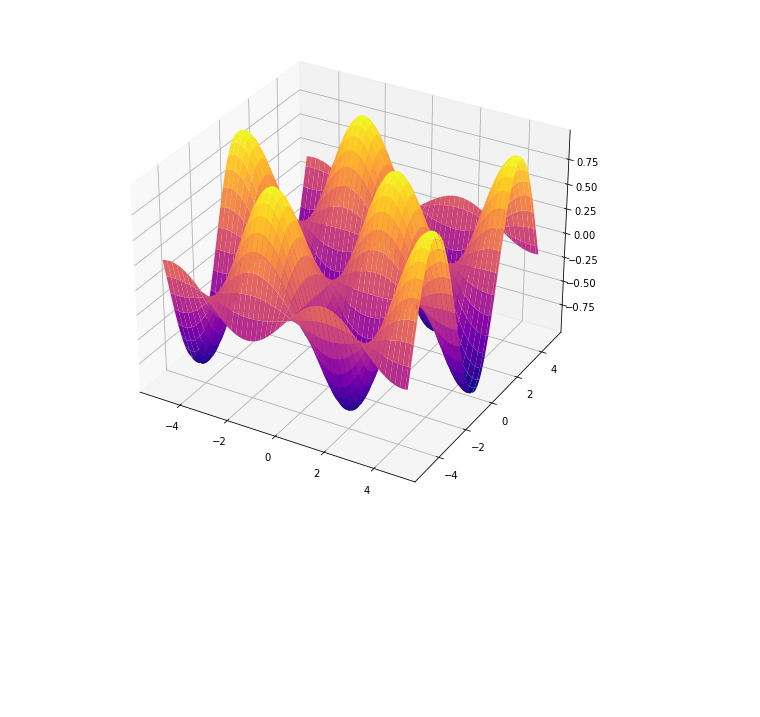
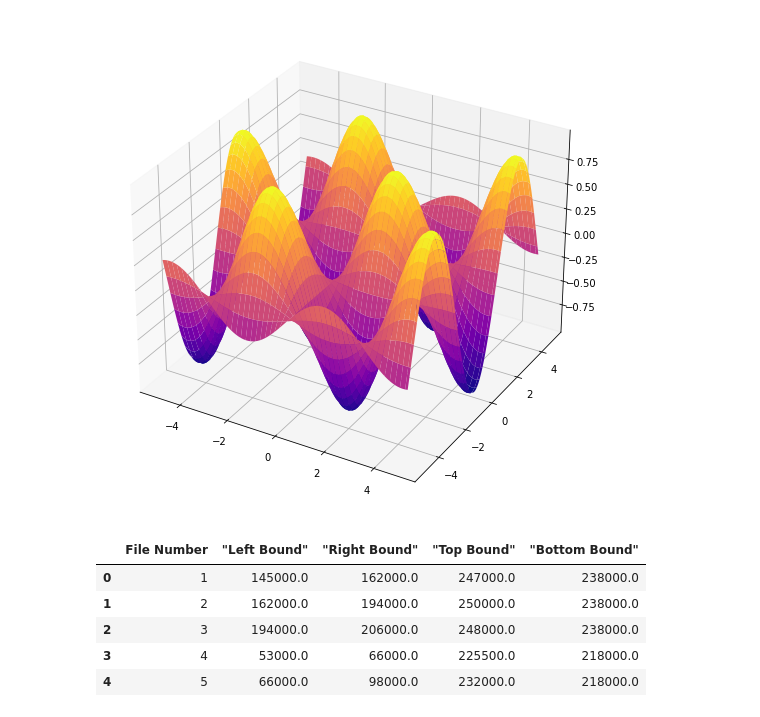
Before and after one commit to yusufakcakaya/3D-House-Project, a Jupyter notebook: 3D_HOUSE.ipynb, the cells around one changed output. Saved outputs shown, nothing was run; the diff lists cells and outputs as text; code cells hidden in the pictures; blank space fills up the shorter version.

```diff
--- a/3D_HOUSE.ipynb
+++ b/3D_HOUSE.ipynb
@@ -275,3 +298,13 @@ ax.plot_surface(X, Y, Z, cmap = 'plasma')
 plt.show()
 # %% [output]
 [figure]
+# %%
+df = pd.read_csv('list_of_bounds.csv')
+df.head()
+# %% [output]
+|  | File Number | "Left Bound" | "Right Bound" | "Top Bound" | "Bottom Bound" |
+| 0 | 1 | 145000.0 | 162000.0 | 247000.0 | 238000.0 |
+| 1 | 2 | 162000.0 | 194000.0 | 250000.0 | 238000.0 |
+| 2 | 3 | 194000.0 | 206000.0 | 248000.0 | 238000.0 |
+| 3 | 4 | 53000.0 | 66000.0 | 225500.0 | 218000.0 |
+| 4 | 5 | 66000.0 | 98000.0 | 232000.0 | 218000.0 |
```
Also changed, not shown: parts of 4 cells of this notebook, 2 other files.
